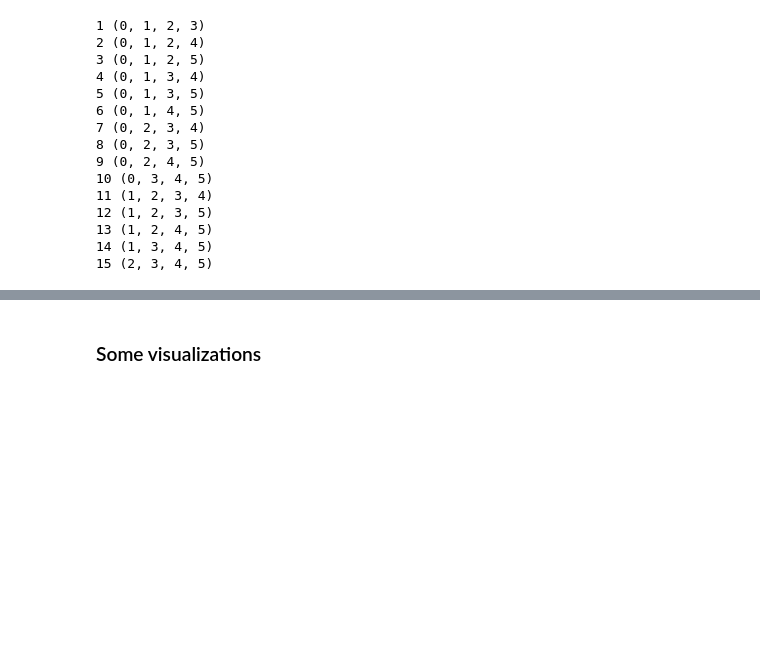
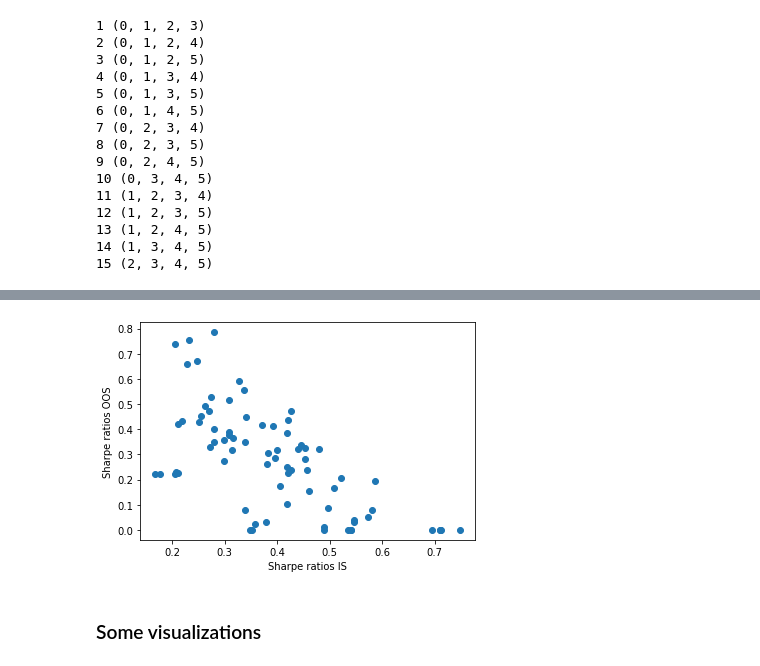
Before and after one commit to evelynyou/capstone_indicators, a Jupyter notebook: productionize.ipynb, the cells around one changed output, grey strips where cells are left out. Drawn from its saved outputs; the diff is of its cells as text; code cells hidden in the pictures; blank space fills up the shorter version.

```diff
--- a/productionize.ipynb
+++ b/productionize.ipynb
@@ -296,15 +221,21 @@ test_stats = [pd.concat(test, axis=1) for test in test_temp]
 # %%
-display = ['Return [%]', 'Return (Ann.) [%]', 'Exposure Time [%]', 'Win Rate [%]',
-           '# Trades', 'Volatility (Ann.) [%]', 'Max. Drawdown [%]', 'Avg. Drawdown [%]',
-           'Sharpe Ratio', 'Sortino Ratio', 'Calmar Ratio']
-for d in display:
-    data = []
-    for train, test in zip(train_stats, test_stats):
-        train_data = train.loc[d,:].to_numpy()
-        test_data = test.loc[d,:].to_numpy()
-        data = np.concatenate((data, test_data), axis=None)
-    plt.figure()
-    ax = sns.histplot(data, bins=10)
-    ax.set(xlabel=d, ylabel='Count')
-    plt.axvline(data.mean(), ls = '--', color = 'red')
-    plt.show()
+def gather_sims(train_stats, test_stats):
+    display = ['Return (Ann.) [%]', 'Exposure Time [%]', 'Win Rate [%]',
+               '# Trades', 'Volatility (Ann.) [%]', 'Max. Drawdown [%]',
+               'Sharpe Ratio', 'Sortino Ratio', 'Calmar Ratio']
+    train_dict = {}
+    test_dict = {}
+    for d in display:
+        train_collected = []
+        test_collected = []
+        for train, test in zip(train_stats, test_stats):
+            train_data = train.loc[d,:].to_numpy()
+            test_data = test.loc[d,:].to_numpy()
+            train_collected = np.concatenate((train_collected, train_data), axis=None)
+            test_collected = np.concatenate((test_collected, test_data), axis=None)
+        train_dict[d] = train_collected
+        test_dict[d] = test_collected
+
+    return pd.DataFrame(train_dict), pd.DataFrame(test_dict)
+
+train_df, test_df = gather_sims(train_stats, test_stats)
@@ -323,3 +345,11 @@ for d in display:
+# %%
+plt.figure()
+plt.scatter(w_c_is, w_c_oos)
+plt.xlabel('Sharpe ratios IS')
+plt.ylabel('Sharpe ratios OOS')
+plt.show()
+# %% [output]
+[figure, added]
 # %% [markdown]
 ### Some visualizations
 # %%
```
Also changed, not shown: parts of 25 cells of this notebook, 1 other file.
